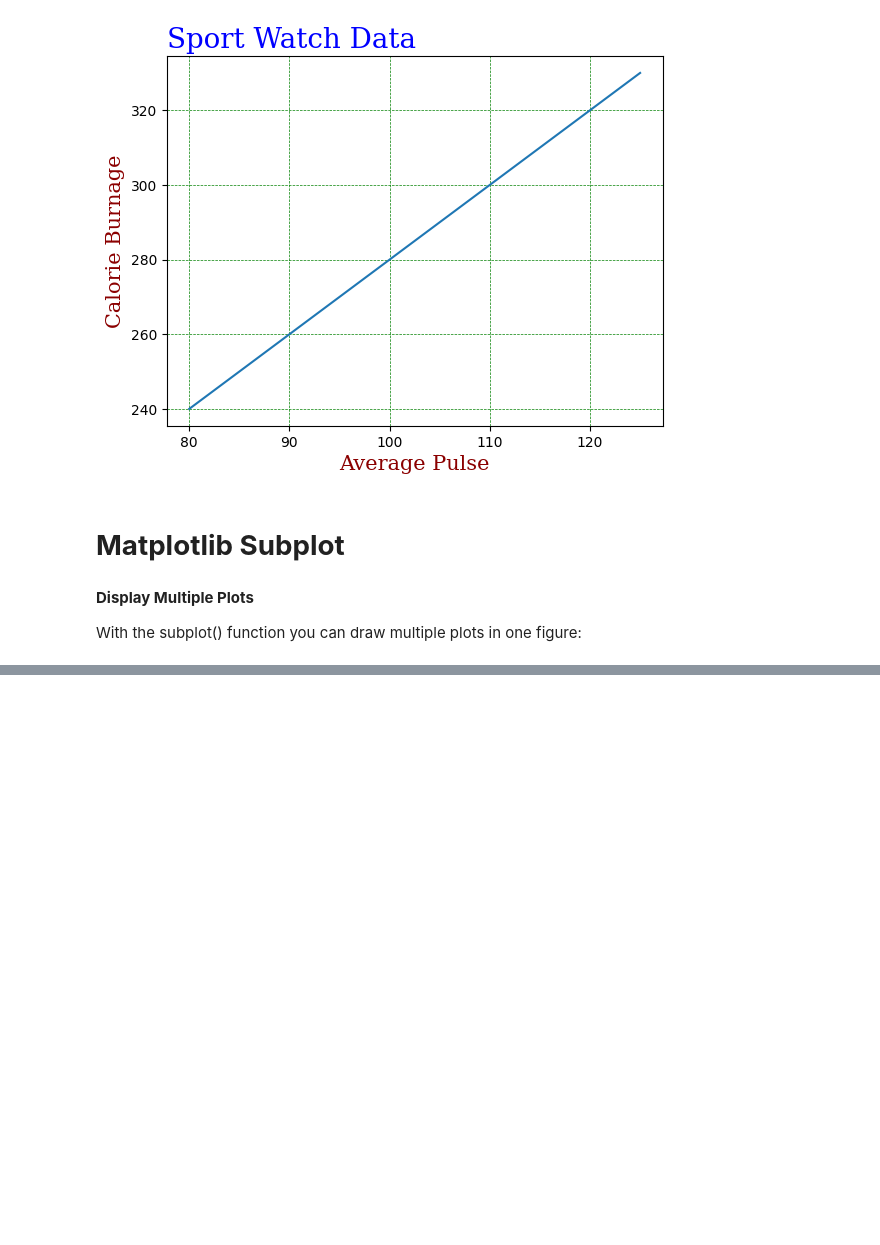
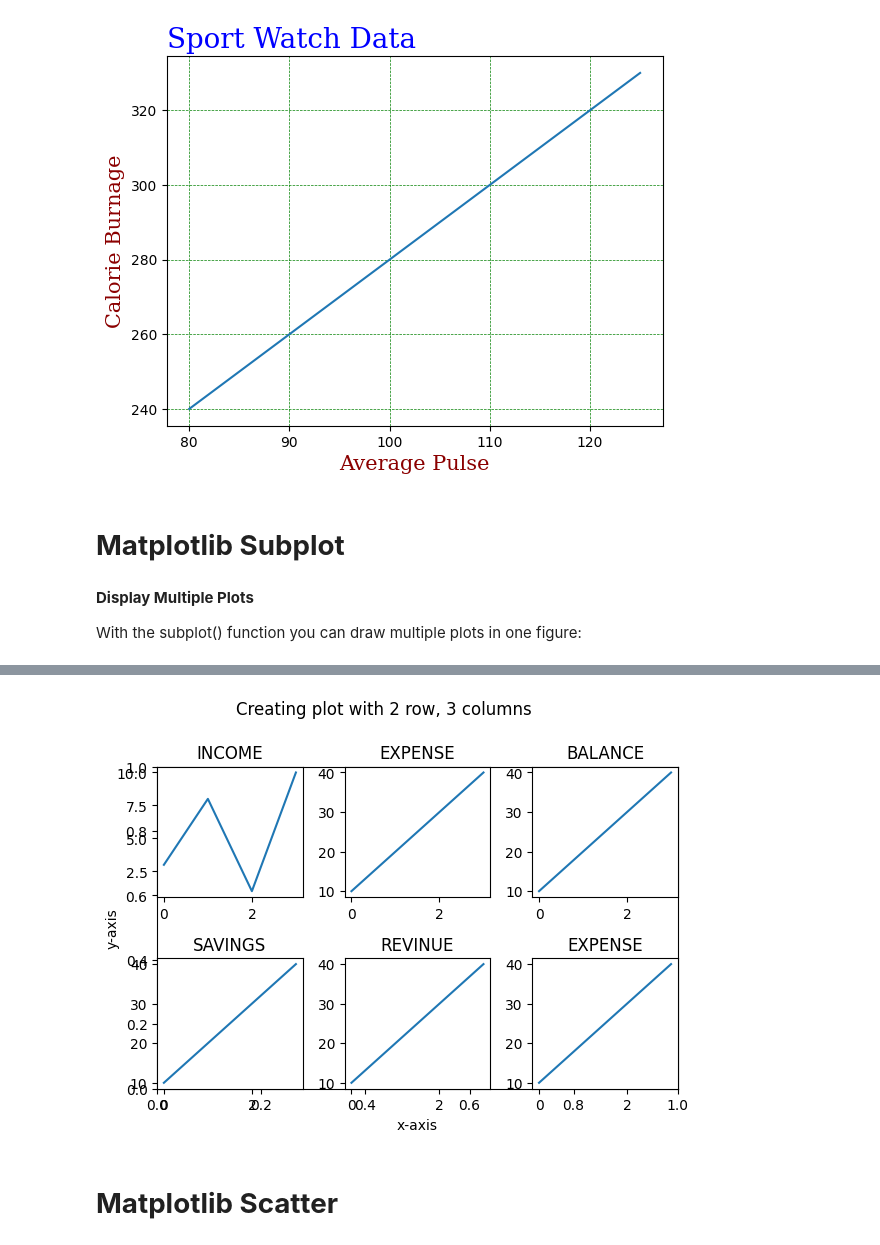
Before and after one commit to payelmiah/Advance-Python-for-Analyst, a Jupyter notebook: Matplotlib.ipynb, the cells around one changed output, grey strips where cells are left out. Saved outputs shown, nothing was run; the diff lists cells and outputs as text; code cells hidden in the pictures; blank space fills up the shorter version.

```diff
--- a/Matplotlib.ipynb
+++ b/Matplotlib.ipynb
@@ -514,0 +571,61 @@ With the subplot() function you can draw multiple plots in one figure:
+# %%
+import numpy as np
+import matplotlib.pyplot as plt
+
+plt.suptitle("Creating plot with 2 row, 3 columns") #suptitle is the main
+plt.xlabel("x-axis")
+plt.ylabel("y-axis")
+
+#plot 1:
+x=np.array([0,1,2,3])
+y=np.array([3,8,1,10])
+
+plt.subplot(2,3,1) #the figure has 2 row, 3 columns, and this plot is the first plot
+plt.plot(x,y)
+plt.title("INCOME")
+#plot 2:
+x=np.array([0,1,2,3])
+y=np.array([10,20,30,40])
+
+plt.subplot(2,3,2) #the figure has 2 row, 3 columns, and this plot is the second plot
+plt.plot(x,y)
+plt.title("EXPENSE")
+
+#plot 3:
+x=np.array([0,1,2,3])
+y=np.array([10,20,30,40])
+
+plt.subplot(2,3,3)  ##the figure has 2 row, 3 columns, and this plot is the 3nd plot
+plt.plot(x,y)
+plt.title("BALANCE")
+
+#plot 4:
+
+x=np.array([0,1,2,3])
+y=np.array([10,20,30,40])
+
+plt.subplot(2,3,4) #the figure has 2 row, 3 columns, and this plot is the 4th plot
+plt.plot(x,y)
+plt.title("SAVINGS")
+
+#plot 5:
+x=np.array([0,1,2,3])
+y=np.array([10,20,30,40])
+
+plt.subplot(2,3,5) #the figure has 2 row, 3 columns, and this plot is the 5th plot
+plt.plot(x,y)
+plt.title("REVINUE")
+
+#plot 6:
+x=np.array([0,1,2,3])
+y=np.array([10,20,30,40])
+
+plt.subplot(2,3,6) #the figure has 2 row, 3 columns, and this plot is the 6th plot
+plt.plot(x,y)
+plt.title("EXPENSE")
+plt.tight_layout()
+plt.show()
+# %% [output]
+[figure, added]
+# %% [markdown]
+# **Matplotlib Scatter**
```
Also changed, not shown: parts of 3 cells of this notebook.
